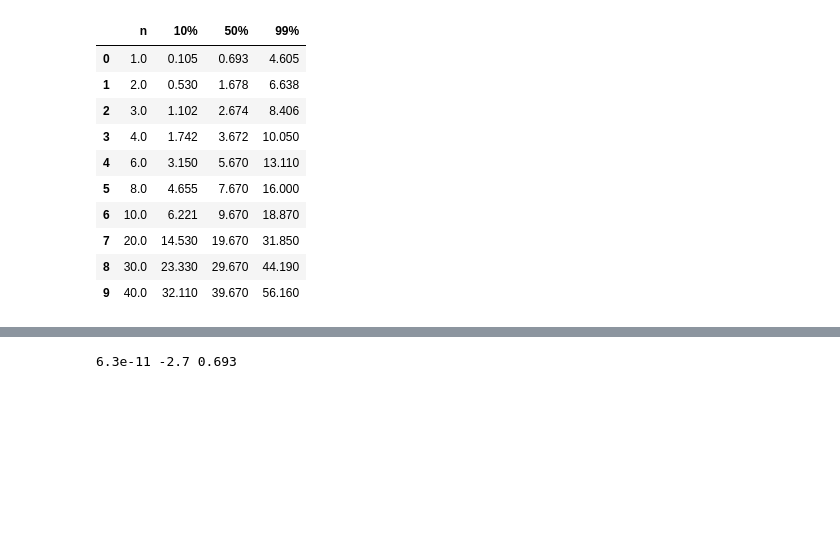
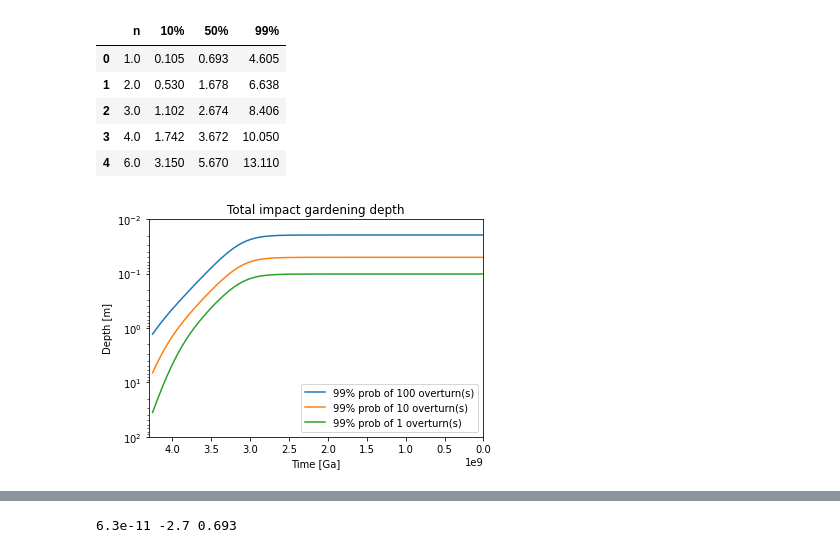
Before and after one commit to cjtu/moonpies, a Jupyter notebook: notebooks/overturn.ipynb, the cells around one changed output, grey strips where cells are left out. Drawn from its saved outputs; the diff is of its cells as text; code cells hidden in the pictures; blank space fills up the shorter version.

Commit message:
Add gardening code and plot, fix randomness bug

```diff
--- a/notebooks/overturn.ipynb
+++ b/notebooks/overturn.ipynb
@@ -6,16 +6,24 @@ import matplotlib.pyplot as plt
 # %%
 # Table 1 from Costello et al. (2018)
 df = mm.read_lambda_table()
-df.head(10)
+df.head()
 # %% [output]
 |  | n | 10% | 50% | 99% |
 | 0 | 1.0 | 0.105 | 0.693 | 4.605 |
 | 1 | 2.0 | 0.530 | 1.678 | 6.638 |
 | 2 | 3.0 | 1.102 | 2.674 | 8.406 |
 | 3 | 4.0 | 1.742 | 3.672 | 10.050 |
 | 4 | 6.0 | 3.150 | 5.670 | 13.110 |
-| 5 | 8.0 | 4.655 | 7.670 | 16.000 |
-| 6 | 10.0 | 6.221 | 9.670 | 18.870 |
-| 7 | 20.0 | 14.530 | 19.670 | 31.850 |
-| 8 | 30.0 | 23.330 | 29.670 | 44.190 |
-| 9 | 40.0 | 32.110 | 39.670 | 56.160 |
+# %%
+for n in (100, 10, 1):
+    od = mm.total_overturn_depth(n_overturns=n, prob_pct='99%')
+    plt.semilogy(mm._TIME_ARR, od, label=f'99% prob of {n} overturn(s)')
+plt.title('Total impact gardening depth')
+plt.ylim(100, 1e-2)
+plt.xlim(4.3e9, 0)
+plt.ylabel('Depth [m]')
+plt.xlabel('Time [Ga]')
+plt.legend()
+plt.show()
+# %% [output]
+[figure, added]
```
Also changed, not shown: parts of 2 cells of this notebook, 4 other files.
